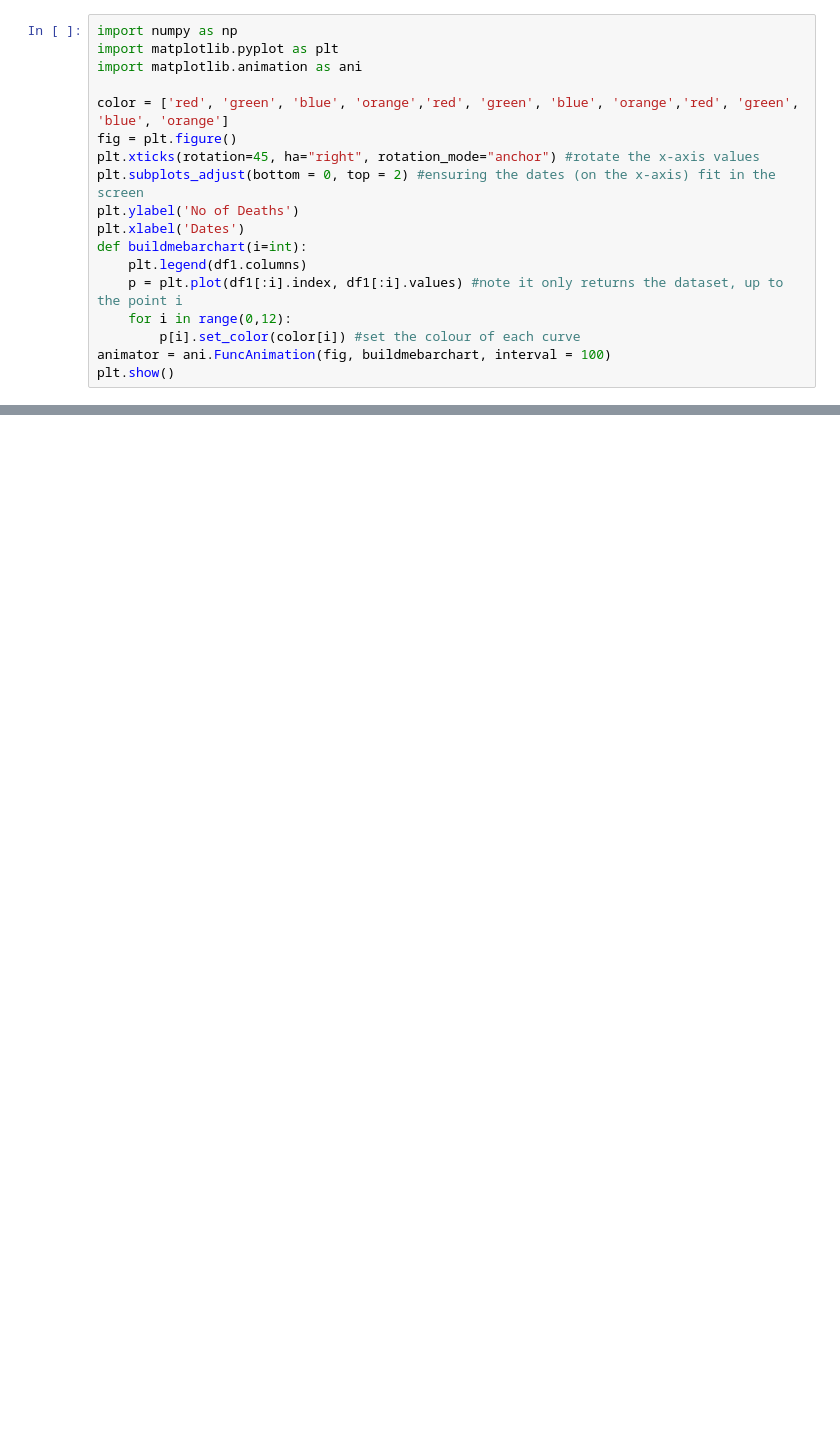
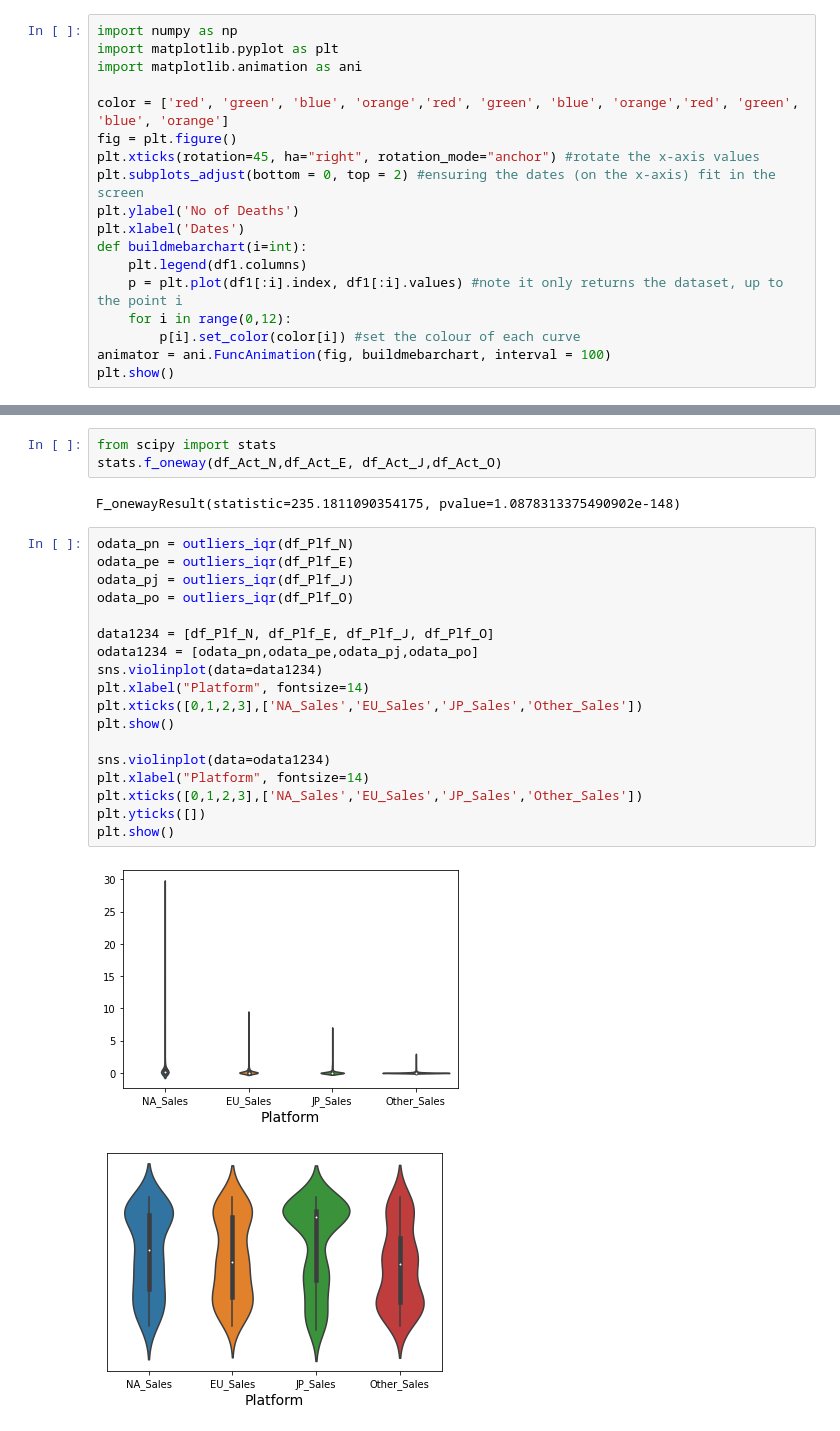
Before and after one commit to momotonton/DS_Project, a Jupyter notebook: Project_1.ipynb, the cells around one changed output, grey strips where cells are left out. Cells and saved outputs as stored; diff of their text form; blank space fills up the shorter version.

```diff
--- a/Project_1.ipynb
+++ b/Project_1.ipynb
@@ -469,0 +499,26 @@ See the caveats in the documentation: https://pandas.pydata.org/pandas-docs/stab
+# %%
+from scipy import stats
+stats.f_oneway(df_Act_N,df_Act_E, df_Act_J,df_Act_O)
+# %% [output]
+F_onewayResult(statistic=235.1811090354175, pvalue=1.0878313375490902e-148)
+# %%
+odata_pn = outliers_iqr(df_Plf_N)
+odata_pe = outliers_iqr(df_Plf_E)
+odata_pj = outliers_iqr(df_Plf_J)
+odata_po = outliers_iqr(df_Plf_O)
+
+data1234 = [df_Plf_N, df_Plf_E, df_Plf_J, df_Plf_O]
+odata1234 = [odata_pn,odata_pe,odata_pj,odata_po]
+sns.violinplot(data=data1234)
+plt.xlabel("Platform", fontsize=14)
+plt.xticks([0,1,2,3],['NA_Sales','EU_Sales','JP_Sales','Other_Sales'])
+plt.show()
+
+sns.violinplot(data=odata1234)
+plt.xlabel("Platform", fontsize=14)
+plt.xticks([0,1,2,3],['NA_Sales','EU_Sales','JP_Sales','Other_Sales'])
+plt.yticks([])
+plt.show()
+# %% [output]
+[figure, added]
+[figure, added]
```
Also changed, not shown: parts of 45 cells of this notebook.
